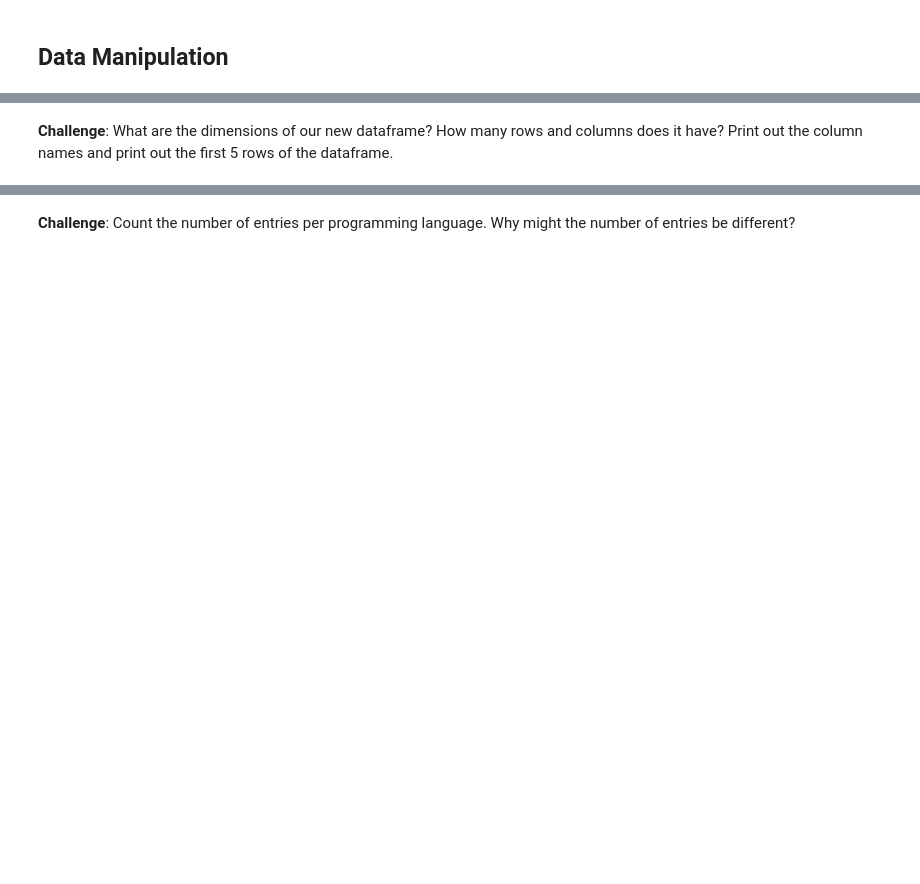
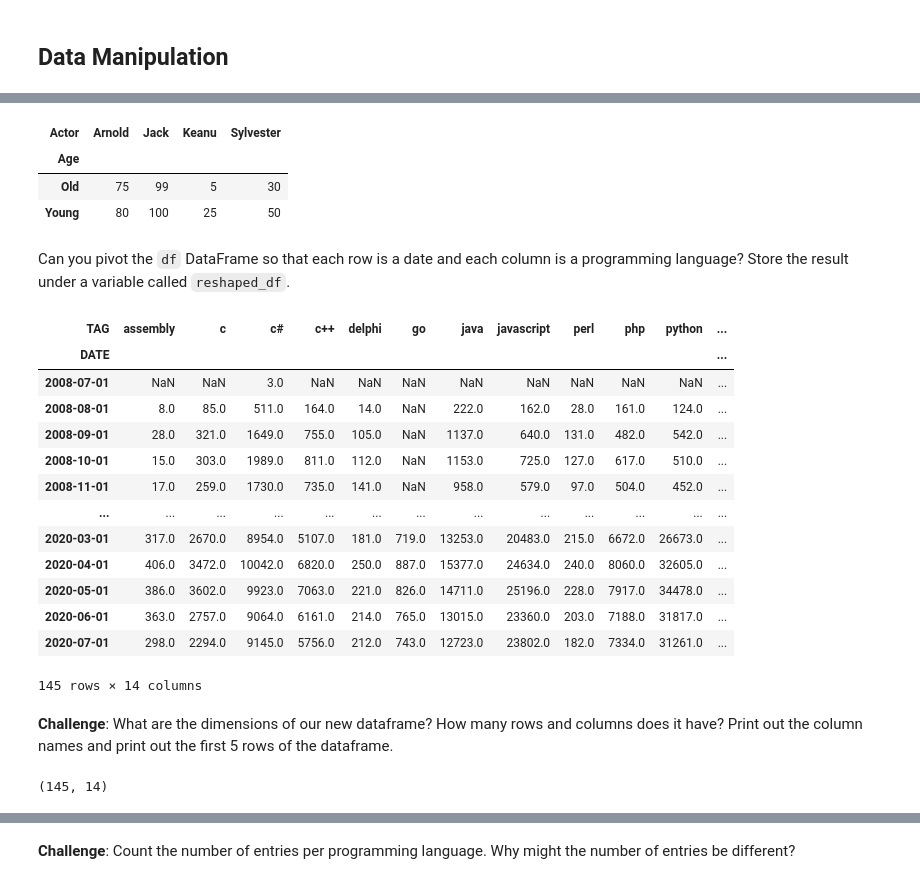
Before and after one commit to Joshua-Jenkins33/100DaysOfPython, a Jupyter notebook: 072_Day_72_Data_Visualization_with_Matplotlib/Practicing_on_a_New_Dataset.ipynb, the cells around one changed output, grey strips where cells are left out. Saved outputs shown, nothing was run; the diff lists cells and outputs as text; code cells hidden in the pictures; blank space fills up the shorter version.

Commit message:
Day 72; Data Manipulation: pivoting

```diff
--- a/072_Day_72_Data_Visualization_with_Matplotlib/Practicing_on_a_New_Dataset.ipynb
+++ b/072_Day_72_Data_Visualization_with_Matplotlib/Practicing_on_a_New_Dataset.ipynb
@@ -168,2 +175,34 @@ Let's fix the date format to make it more readable. We need to use Pandas to cha
+# %%
+pivoted_df = test_df.pivot(index='Age', columns='Actor', values='Power')
+pivoted_df
+# %% [output]
+| Actor | Arnold | Jack | Keanu | Sylvester |
+| Age |  |  |  |  |
+| Old | 75 | 99 | 5 | 30 |
+| Young | 80 | 100 | 25 | 50 |
+# %% [markdown]
+Can you pivot the `df` DataFrame so that each row is a date and each column is a programming language? Store the result under a variable called `reshaped_df`.
+# %%
+reshaped_df = df.pivot(index='DATE', columns='TAG', values='POSTS')
+reshaped_df
+# %% [output]
+| TAG | assembly | c | c# | c++ | delphi | go | java | javascript | perl | php | python | ... |
+| DATE |  |  |  |  |  |  |  |  |  |  |  | ... |
+| 2008-07-01 | NaN | NaN | 3.0 | NaN | NaN | NaN | NaN | NaN | NaN | NaN | NaN | ... |
+| 2008-08-01 | 8.0 | 85.0 | 511.0 | 164.0 | 14.0 | NaN | 222.0 | 162.0 | 28.0 | 161.0 | 124.0 | ... |
+| 2008-09-01 | 28.0 | 321.0 | 1649.0 | 755.0 | 105.0 | NaN | 1137.0 | 640.0 | 131.0 | 482.0 | 542.0 | ... |
+| 2008-10-01 | 15.0 | 303.0 | 1989.0 | 811.0 | 112.0 | NaN | 1153.0 | 725.0 | 127.0 | 617.0 | 510.0 | ... |
+| 2008-11-01 | 17.0 | 259.0 | 1730.0 | 735.0 | 141.0 | NaN | 958.0 | 579.0 | 97.0 | 504.0 | 452.0 | ... |
+| ... | ... | ... | ... | ... | ... | ... | ... | ... | ... | ... | ... | ... |
+| 2020-03-01 | 317.0 | 2670.0 | 8954.0 | 5107.0 | 181.0 | 719.0 | 13253.0 | 20483.0 | 215.0 | 6672.0 | 26673.0 | ... |
+| 2020-04-01 | 406.0 | 3472.0 | 10042.0 | 6820.0 | 250.0 | 887.0 | 15377.0 | 24634.0 | 240.0 | 8060.0 | 32605.0 | ... |
+| 2020-05-01 | 386.0 | 3602.0 | 9923.0 | 7063.0 | 221.0 | 826.0 | 14711.0 | 25196.0 | 228.0 | 7917.0 | 34478.0 | ... |
+| 2020-06-01 | 363.0 | 2757.0 | 9064.0 | 6161.0 | 214.0 | 765.0 | 13015.0 | 23360.0 | 203.0 | 7188.0 | 31817.0 | ... |
+| 2020-07-01 | 298.0 | 2294.0 | 9145.0 | 5756.0 | 212.0 | 743.0 | 12723.0 | 23802.0 | 182.0 | 7334.0 | 31261.0 | ... |
+145 rows × 14 columns
 # %% [markdown]
 **Challenge**: What are the dimensions of our new dataframe? How many rows and columns does it have? Print out the column names and print out the first 5 rows of the dataframe.
+# %%
+reshaped_df.shape
+# %% [output]
+(145, 14)
```
Also changed, not shown: parts of 12 cells of this notebook, 1 other file.
